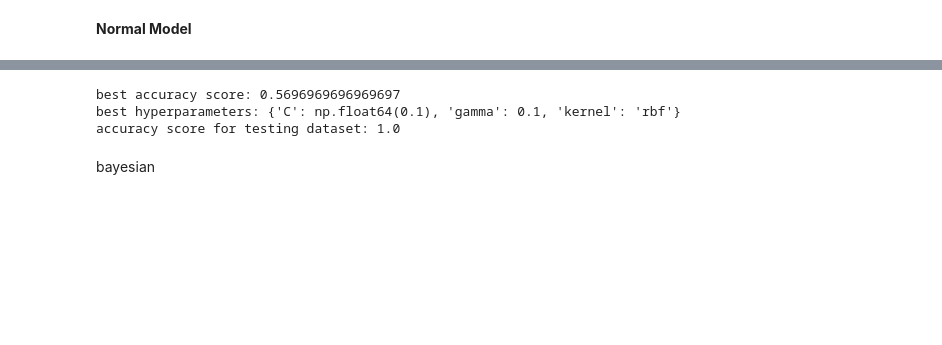
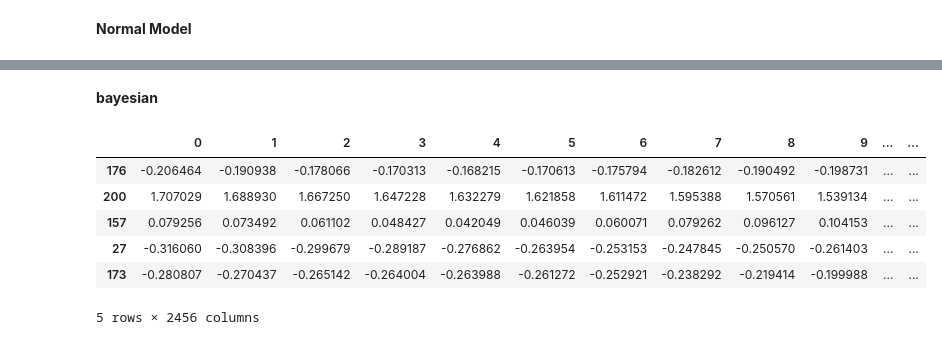
Before and after one commit to Neurotech-Davis/NeuroLingo, a Jupyter notebook: ml_model/SVM.ipynb, the cells around one changed output, grey strips where cells are left out. Saved outputs shown, nothing was run; the diff lists cells and outputs as text; code cells hidden in the pictures; blank space fills up the shorter version.

```diff
--- a/ml_model/SVM.ipynb
+++ b/ml_model/SVM.ipynb
@@ -21,7 +21,7 @@ Load in data
 # not_learned_data_path = '../clean_not_learned_EEG/clean_notLearned_Irby.csv'
 
 learned_data_path = '../clean_learned_EEG/combined_learned.csv'
-not_learned_data_path = '../clean_not_learned_EEG/combined_notLearned.csv'
+not_learned_data_path = '../clean_not_learned_EEG/combined_not_learned.csv'
 
 learned_data = pd.read_csv(learned_data_path, header=None)
 not_learned_data = pd.read_csv(not_learned_data_path, header=None)
@@ -73,8 +58,8 @@ The DataFrame does not contain NaN values.
 # %%
 # Train test split
 # can add .values to these
-X_learned = new_learned_data.values
-X_not_learned = new_not_learned_data.values
+X_learned = new_learned_data
+X_not_learned = new_not_learned_data
 
 # make the label vector y
 '''
@@ -92,6 +77,9 @@ y_not_learned = np.ones(X_not_learned.shape[0])
 # learned labels + not learned labels
 X = np.concatenate([X_learned, X_not_learned], axis=0)
 y = np.concatenate([y_learned, y_not_learned], axis=0)
+
+# converting X into a dataframe
+X = pd.DataFrame(X)
 
 # get size of X and Y
 
@@ -325,20 +148,55 @@ GridSearchCV(cv=StratifiedKFold(n_splits=3, random_state=0, shuffle=True),
-# %%
-## get the best values
-
-# best accuracy score
-print(f'best accuracy score: {grid_result.best_score_}')
-
-# get hyperparameters of the best score
-print(f'best hyperparameters: {grid_result.best_params_}')
-
-# best accuracy score for the testing dataset
-print(f'accuracy score for testing dataset: {grid_search.score(X_test_transformed, y_test)}')
-# %% [output]
-best accuracy score: 0.5696969696969697
-best hyperparameters: {'C': np.float64(0.1), 'gamma': 0.1, 'kernel': 'rbf'}
-accuracy score for testing dataset: 1.0
-# %% [markdown]
-bayesian
+# %% [markdown]
+**bayesian**
+# %%
+# Train test split
+# can add .values to these
+X_learned = new_learned_data
+X_not_learned = new_not_learned_data
+
+# make the label vector y
+'''
+to indicate which epochs go to which condition
+y vector label should be as long as x matrix is long
+
+zeros = learned
+ones = not learned
+'''
+y_learned = np.zeros(X_learned.shape[0])
+y_not_learned = np.ones(X_not_learned.shape[0])
+
+# combine the data and labels
+# learned + not learned
+# learned labels + not learned labels
+X = np.concatenate([X_learned, X_not_learned], axis=0)
+y = np.concatenate([y_learned, y_not_learned], axis=0)
+
+# converting X into a dataframe
+X = pd.DataFrame(X)
+
+# get size of X and Y
+
+# split into training and test data
+test_size_n = 0.2   # sets this percentage aside for testing
+X_train, X_test, y_train, y_test = train_test_split(X, y, test_size=test_size_n, random_state=0)
+
+# Standardization
+sc = StandardScaler()
+
+# standardize the training dataset and test set, use fillna(0) instead of dropna for now, but this should probably change later
+X_train_transformed = pd.DataFrame(sc.fit_transform(X_train),index=X_train.index, columns=X_train.columns)
+X_test_transformed = pd.DataFrame(sc.fit_transform(X_test),index=X_test.index, columns=X_test.columns)
+
+# summarize features
+X_train_transformed.head()
+#X_train_transformed.describe().T
+# %% [output]
+|  | 0 | 1 | 2 | 3 | 4 | 5 | 6 | 7 | 8 | 9 | ... | ... |
+| 176 | -0.206464 | -0.190938 | -0.178066 | -0.170313 | -0.168215 | -0.170613 | -0.175794 | -0.182612 | -0.190492 | -0.198731 | ... | ... |
+| 200 | 1.707029 | 1.688930 | 1.667250 | 1.647228 | 1.632279 | 1.621858 | 1.611472 | 1.595388 | 1.570561 | 1.539134 | ... | ... |
+| 157 | 0.079256 | 0.073492 | 0.061102 | 0.048427 | 0.042049 | 0.046039 | 0.060071 | 0.079262 | 0.096127 | 0.104153 | ... | ... |
+| 27 | -0.316060 | -0.308396 | -0.299679 | -0.289187 | -0.276862 | -0.263954 | -0.253153 | -0.247845 | -0.250570 | -0.261403 | ... | ... |
+| 173 | -0.280807 | -0.270437 | -0.265142 | -0.264004 | -0.263988 | -0.261272 | -0.252921 | -0.238292 | -0.219414 | -0.199988 | ... | ... |
+5 rows × 2456 columns
 # %%
 """
 use hyper opt for this bayesian modeling.
```
Also changed, not shown: parts of 24 cells of this notebook, 2 other files.
